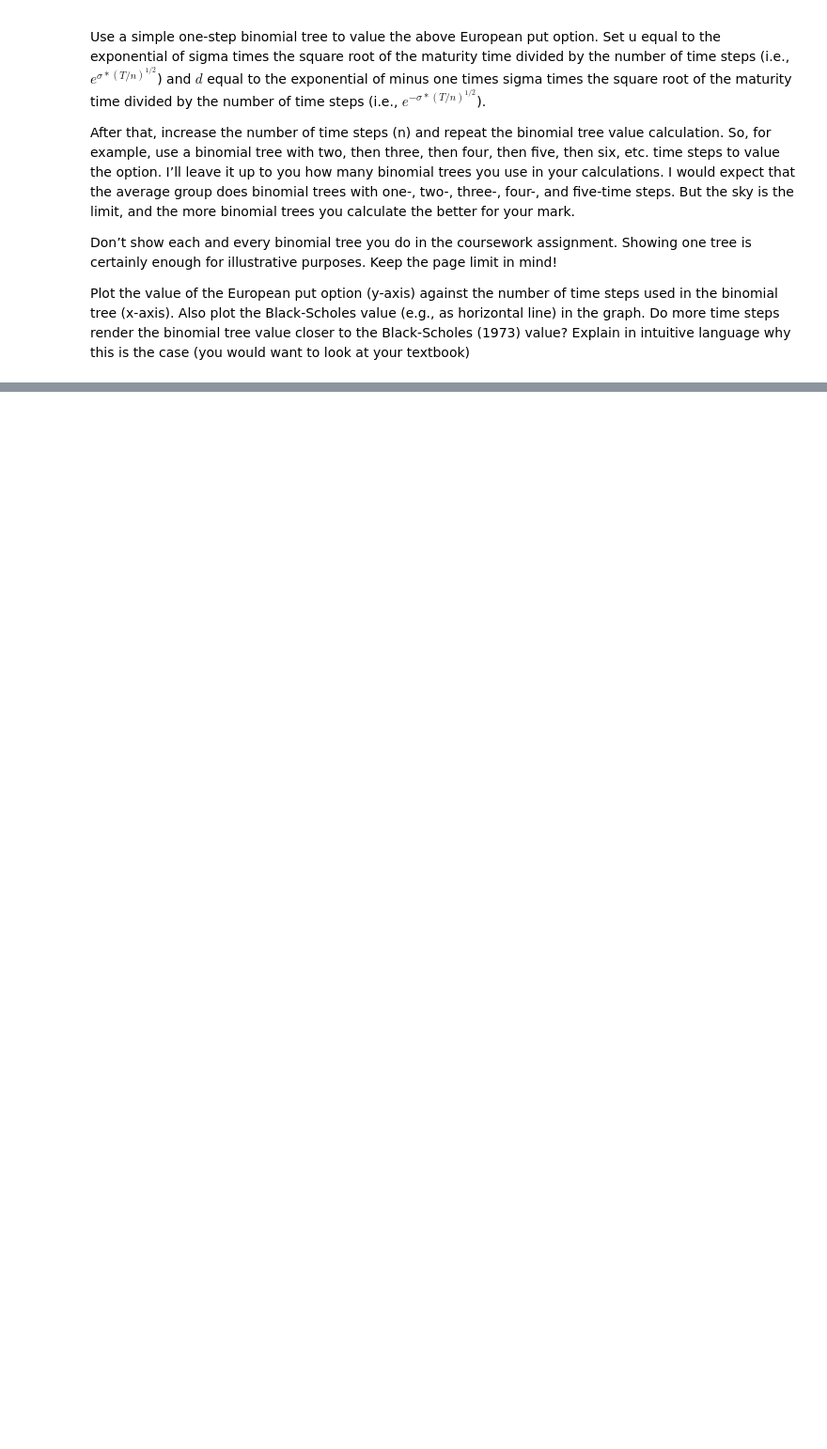
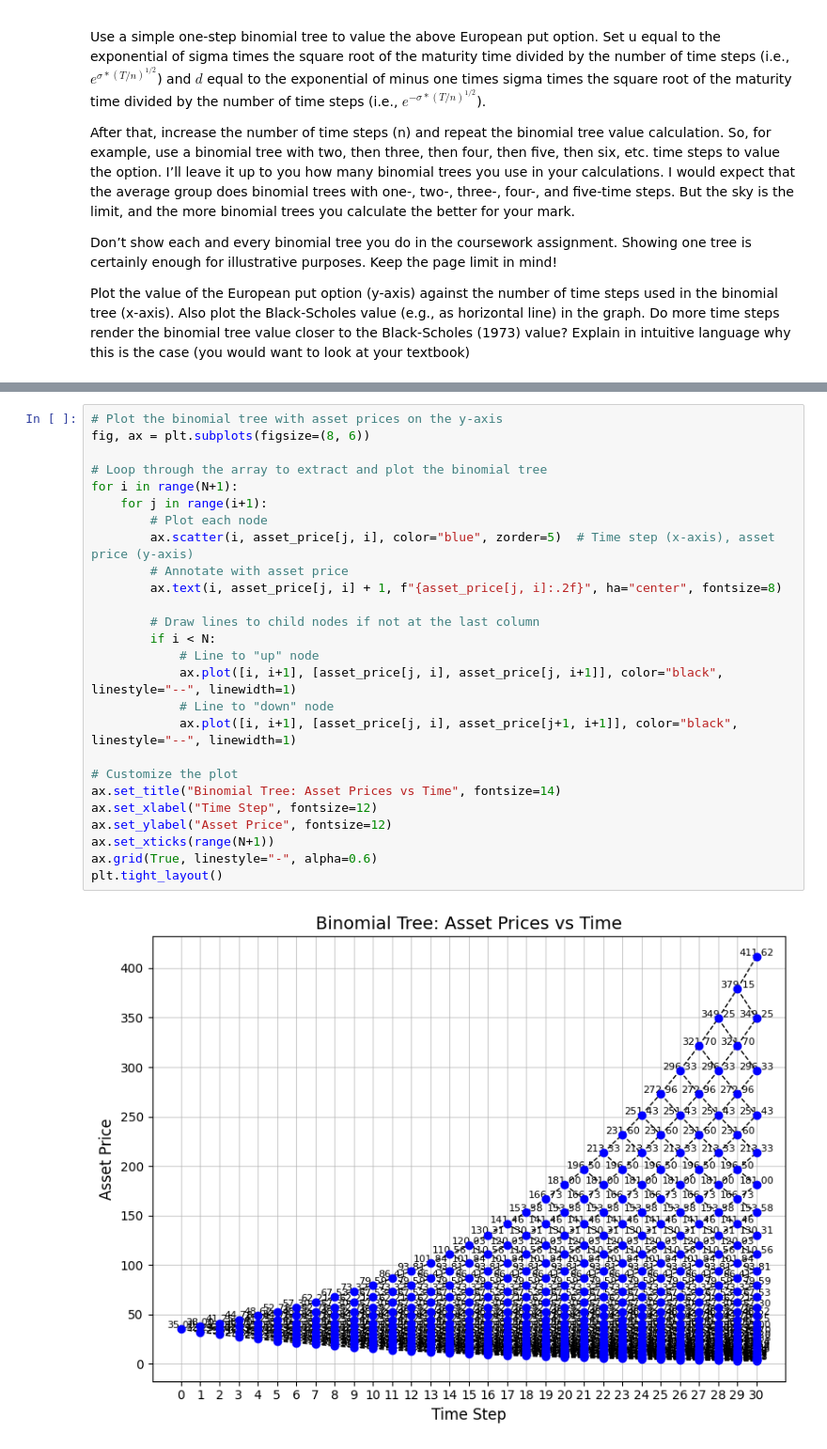
Before and after one commit to Nikolyking/Derivative-Securities-CWA, a Jupyter notebook: main.ipynb, the cells around one changed output, grey strips where cells are left out. Shown at 94% size. Drawn from its saved outputs; the diff is of its cells as text; blank space fills up the shorter version.

Commit message:
Task 2 update + binomial tree precision plotted

```diff
--- a/main.ipynb
+++ b/main.ipynb
@@ -177,0 +155,28 @@ Payoff Tree:
+# %%
+# Plot the binomial tree with asset prices on the y-axis
+fig, ax = plt.subplots(figsize=(8, 6))
+
+# Loop through the array to extract and plot the binomial tree
+for i in range(N+1):
+    for j in range(i+1):
+        # Plot each node
+        ax.scatter(i, asset_price[j, i], color="blue", zorder=5)  # Time step (x-axis), asset price (y-axis)
+        # Annotate with asset price
+        ax.text(i, asset_price[j, i] + 1, f"{asset_price[j, i]:.2f}", ha="center", fontsize=8)
+
+        # Draw lines to child nodes if not at the last column
+        if i < N:
+            # Line to "up" node
+            ax.plot([i, i+1], [asset_price[j, i], asset_price[j, i+1]], color="black", linestyle="--", linewidth=1)
+            # Line to "down" node
+            ax.plot([i, i+1], [asset_price[j, i], asset_price[j+1, i+1]], color="black", linestyle="--", linewidth=1)
+
+# Customize the plot
+ax.set_title("Binomial Tree: Asset Prices vs Time", fontsize=14)
+ax.set_xlabel("Time Step", fontsize=12)
+ax.set_ylabel("Asset Price", fontsize=12)
+ax.set_xticks(range(N+1))
+ax.grid(True, linestyle="-", alpha=0.6)
+plt.tight_layout()
+# %% [output]
+[figure, added]
```
Also changed, not shown: parts of 5 cells of this notebook.
